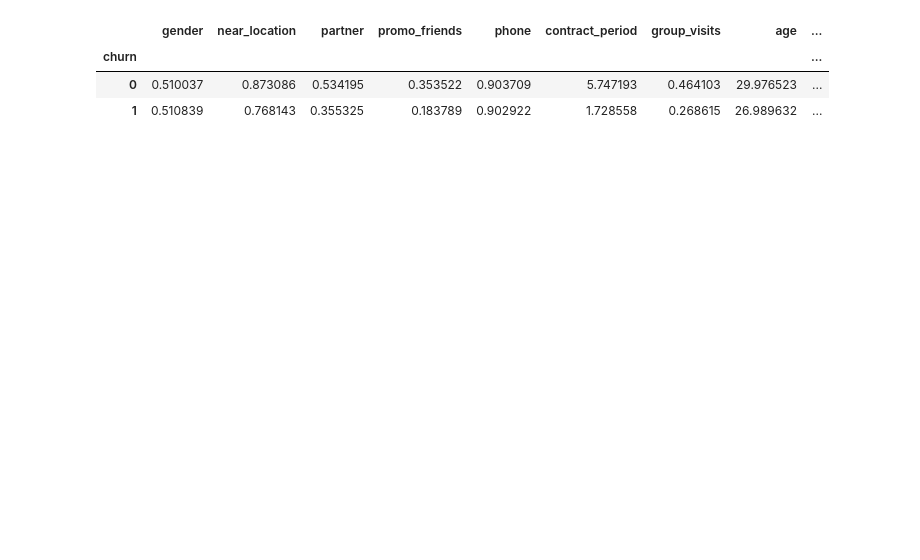
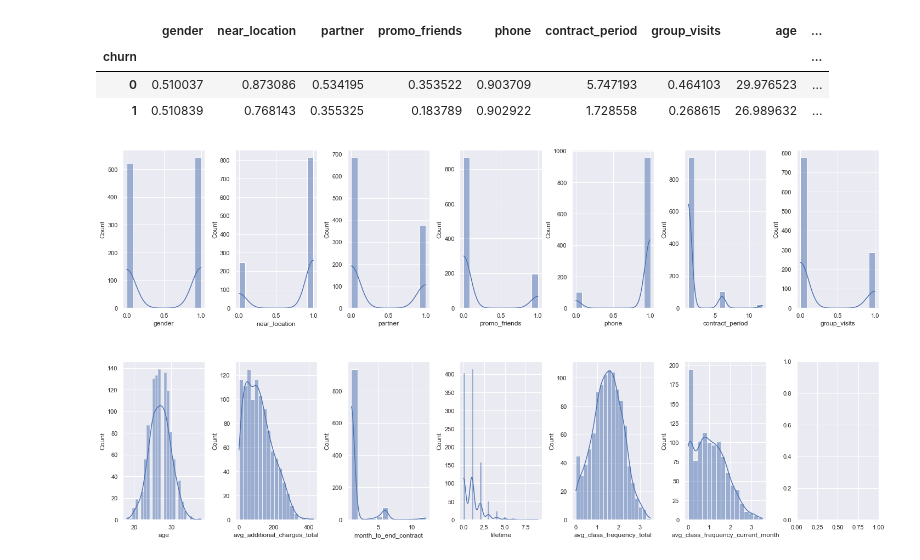
Before and after one commit to ApoloCode/proyecto_pronostico_prediccion, a Jupyter notebook: notebook/Proyecto_Sprint12.ipynb, the cells around one changed output. Drawn from its saved outputs; the diff is of its cells as text; code cells hidden in the pictures; blank space fills up the shorter version.

Commit message:
Creación de archivos y agregación de data

```diff
--- a/notebook/Proyecto_Sprint12.ipynb
+++ b/notebook/Proyecto_Sprint12.ipynb
@@ -156,3 +155,18 @@ data.groupby('churn').mean()
 | churn |  |  |  |  |  |  |  |  | ... |
 | 0 | 0.510037 | 0.873086 | 0.534195 | 0.353522 | 0.903709 | 5.747193 | 0.464103 | 29.976523 | ... |
 | 1 | 0.510839 | 0.768143 | 0.355325 | 0.183789 | 0.902922 | 1.728558 | 0.268615 | 26.989632 | ... |
+# %%
+# Datos de clientes que se quedaron y que se fueron
+data_stay = data.query('churn == 1').drop(columns=['churn'])
+data_left = data.query('churn == 0').drop(columns=['churn'])
+
+# Graficas de clientes que se quedaron
+fig, axs = plt.subplots(ncols=7, nrows=2, figsize=(20,10))
+index = 0
+axs = axs.flatten()
+for k,v in data_stay.items():
+    sns.histplot(data=data, x=v, ax=axs[index], kde=True)
+    index += 1
+plt.tight_layout(pad=0.4, w_pad=0.5, h_pad=5.0)
+# %% [output]
+[figure, added]
```
Also changed, not shown: parts of 10 cells of this notebook.
